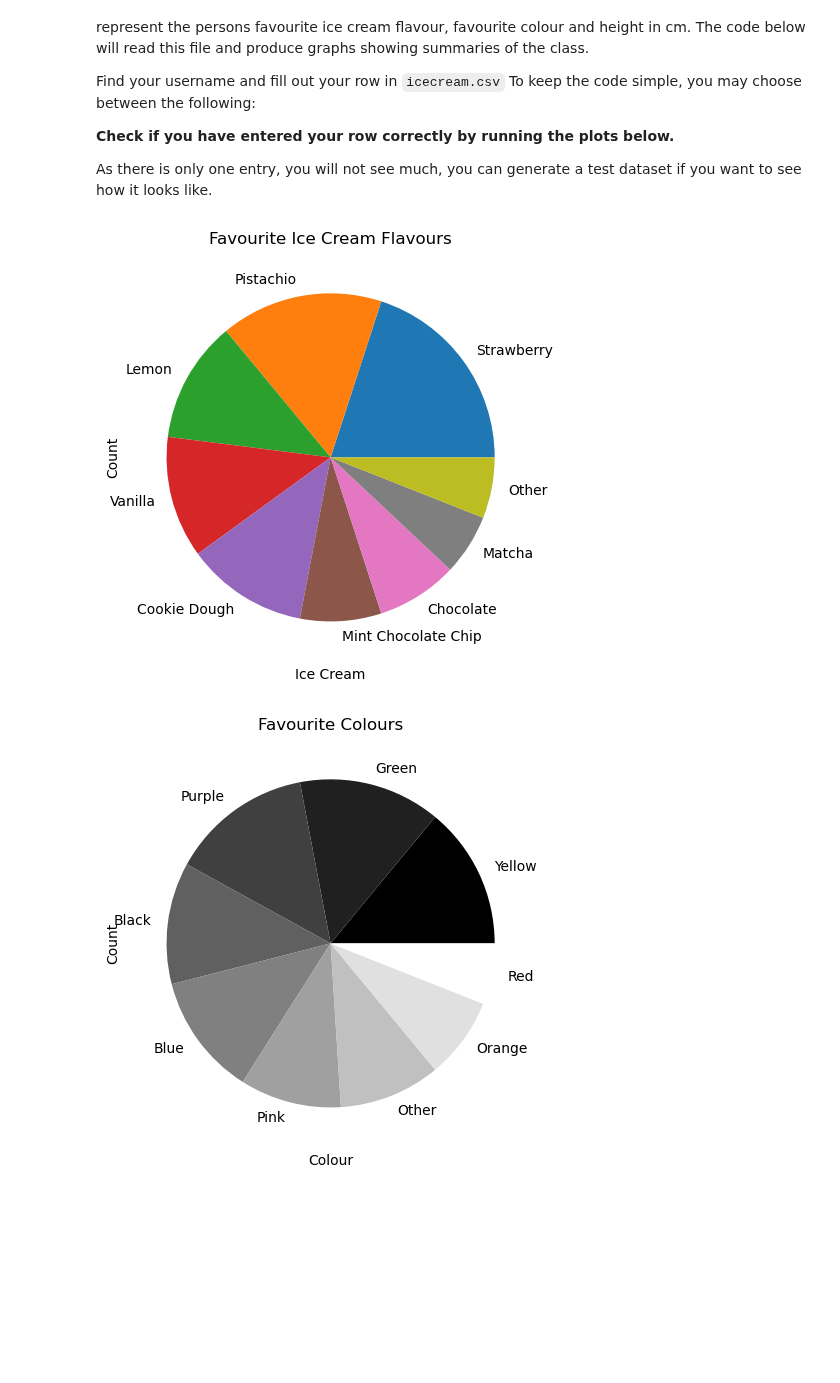
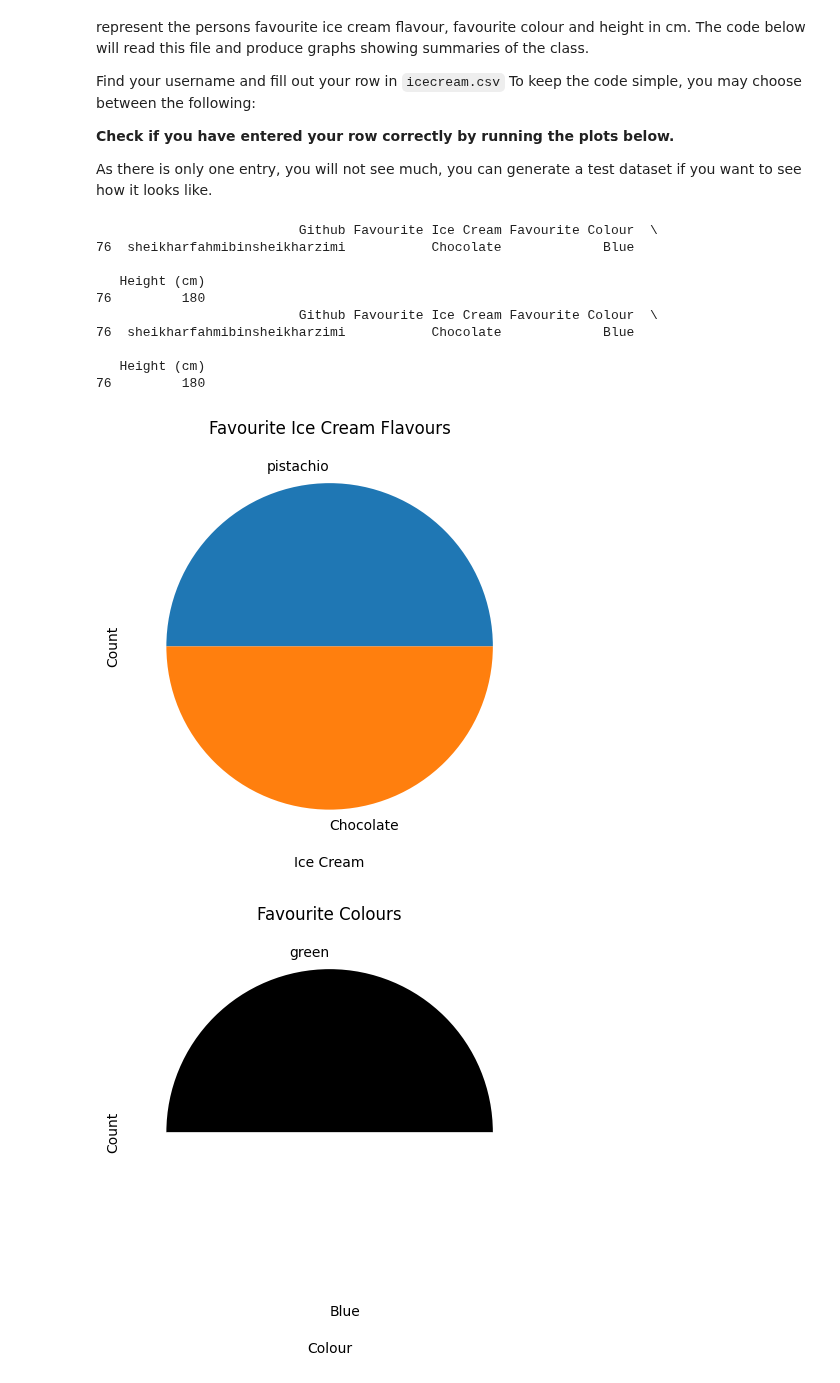
Before and after one commit to TIL6022-Python-Programming/lab7-together, a Jupyter notebook: lab7_3.ipynb, the cells around one changed output. Cells and saved outputs as stored; diff of their text form; code cells hidden in the pictures; blank space fills up the shorter version.

```diff
--- a/lab7_3.ipynb
+++ b/lab7_3.ipynb
@@ -17,36 +17,64 @@ import pandas as pd
 import matplotlib.pyplot as plt
 
 # Load dataset
-data = pd.read_csv("expanded_dataset.csv")
+data = pd.read_csv("icecream.csv")
+
+# data.head()
+username = 'sheikharfahmibinsheikharzimi'
+print(data[data['Github'] == username])
+
+data.loc[data['Github'] == username, 'Favourite Ice Cream'] = 'Chocolate'
+data.loc[data['Github'] == username, 'Favourite Colour'] = 'Blue'
+data.loc[data['Github'] == username, 'Height (cm)'] = 180
+
+# Save back to CSV
+data.to_csv('icecream.csv', index=False)
+
+# Verify
+print(data[data['Github'] == username])
+
+
 
 # Plot icecream
 plt.figure()
 data["Favourite Ice Cream"].value_counts().plot(kind="pie")
 plt.title("Favourite Ice Cream Flavours")
 plt.xlabel("Ice Cream")
 plt.ylabel("Count")
 plt.xticks(rotation=45)
 plt.tight_layout()
 plt.show()
 
 # Plot colours
 plt.figure()
 data["Favourite Colour"].value_counts().plot(kind="pie", colormap="grey")
 plt.title("Favourite Colours")
 plt.xlabel("Colour")
 plt.ylabel("Count")
 plt.xticks(rotation=45)
 plt.tight_layout()
 plt.show()
 
 # Plot heights
+# Ensure numeric values
+data["Height (cm)"] = pd.to_numeric(data["Height (cm)"], errors="coerce")
 plt.figure()
 plt.hist(data["Height (cm)"], bins=10, edgecolor="black")
 plt.title("Height Distribution")
 plt.xlabel("Height (cm)")
 plt.ylabel("Frequency")
 plt.tight_layout()
 plt.show()
 # %% [output]
+                          Github Favourite Ice Cream Favourite Colour  \
+76  sheikharfahmibinsheikharzimi           Chocolate             Blue
+
+   Height (cm)
+76         180
+                          Github Favourite Ice Cream Favourite Colour  \
+76  sheikharfahmibinsheikharzimi           Chocolate             Blue
+
+   Height (cm)
+76         180
-[figure, old version]
+[figure, new version]
-[figure, old version]
+[figure, new version]
```
Also changed, not shown: parts of 1 cell of this notebook.
